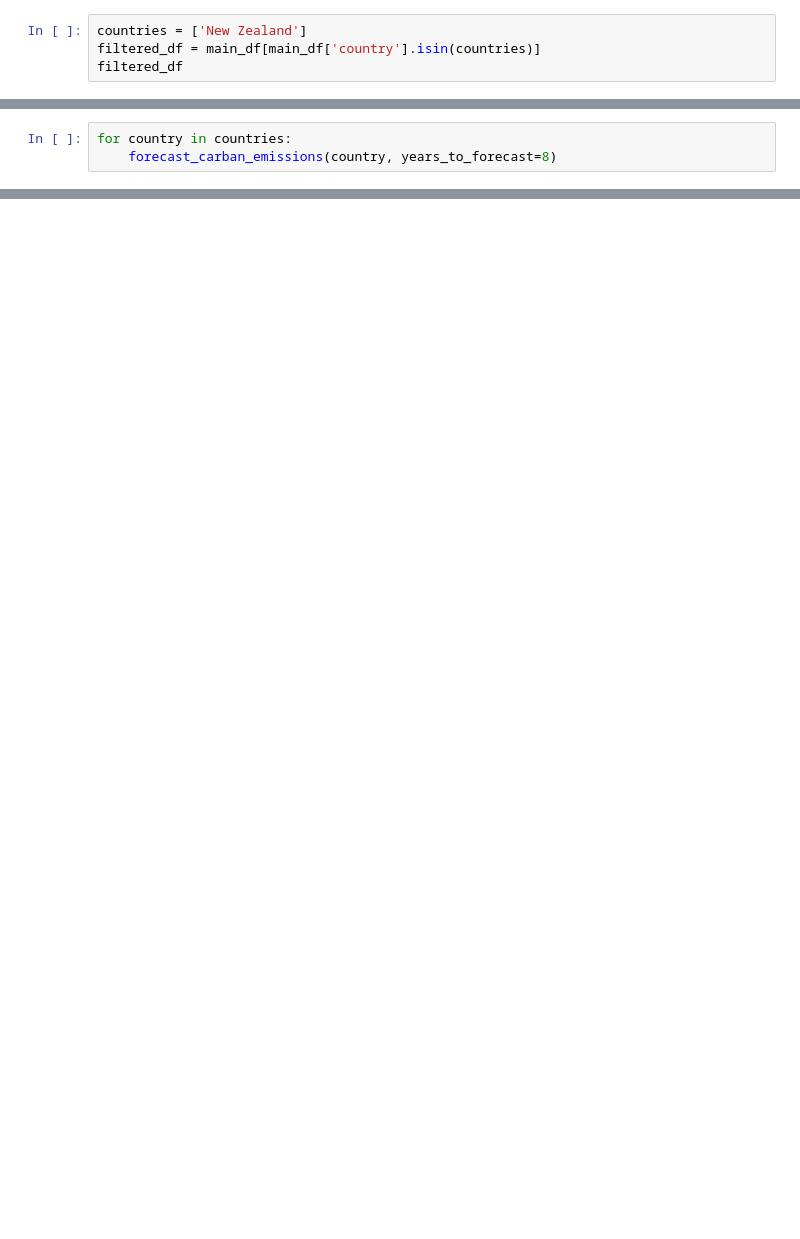
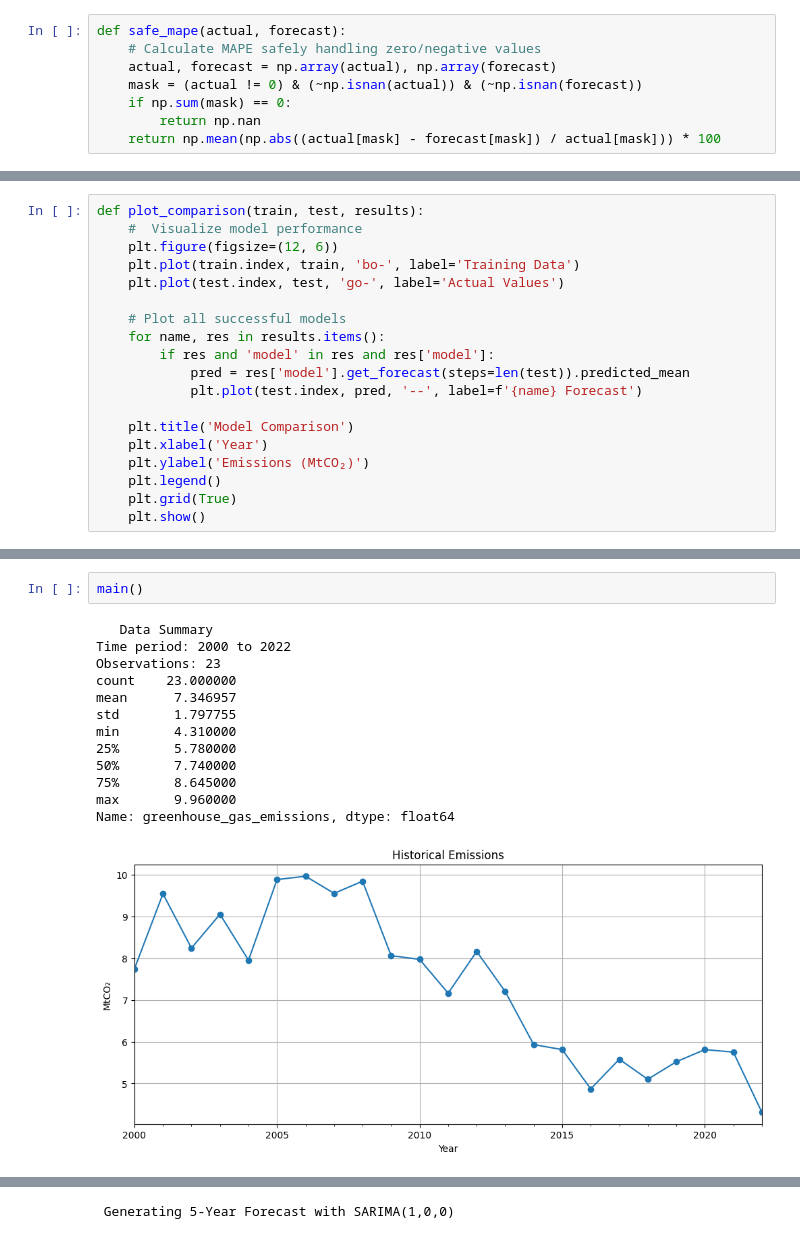
Before and after one commit to RandikaSilva/Energy-Demand-Analysis-Visualization, a Jupyter notebook: src/notebook/data_solution_carban_emission_forcasting.ipynb, the cells around one changed output, grey strips where cells are left out. Drawn from its saved outputs; the diff is of its cells as text; blank space fills up the shorter version.

Commit message:
Carbon emission forecasting improve  model accuracy and code reformat

```diff
--- a/src/notebook/data_solution_carban_emission_forcasting.ipynb
+++ b/src/notebook/data_solution_carban_emission_forcasting.ipynb
@@ -19,4 +22,8 @@ main_df.head()
 # %%
-countries = ['New Zealand']
-filtered_df = main_df[main_df['country'].isin(countries)]
-filtered_df
+def safe_mape(actual, forecast):
+    # Calculate MAPE safely handling zero/negative values
+    actual, forecast = np.array(actual), np.array(forecast)
+    mask = (actual != 0) & (~np.isnan(actual)) & (~np.isnan(forecast))
+    if np.sum(mask) == 0:
+        return np.nan
+    return np.mean(np.abs((actual[mask] - forecast[mask]) / actual[mask])) * 100
@@ -85,3 +163,19 @@ def forecast_carban_emissions(country, years_to_forecast=8):
 # %%
-for country in countries:
-    forecast_carban_emissions(country, years_to_forecast=8)
+def plot_comparison(train, test, results):
+    #  Visualize model performance
+    plt.figure(figsize=(12, 6))
+    plt.plot(train.index, train, 'bo-', label='Training Data')
+    plt.plot(test.index, test, 'go-', label='Actual Values')
+
+    # Plot all successful models
+    for name, res in results.items():
+        if res and 'model' in res and res['model']:
+            pred = res['model'].get_forecast(steps=len(test)).predicted_mean
+            plt.plot(test.index, pred, '--', label=f'{name} Forecast')
+
+    plt.title('Model Comparison')
+    plt.xlabel('Year')
+    plt.ylabel('Emissions (MtCO₂)')
+    plt.legend()
+    plt.grid(True)
+    plt.show()
@@ -136,0 +271,16 @@ MAPE: 1.57%
+# %%
+main()
+# %% [output]
+   Data Summary
+Time period: 2000 to 2022
+Observations: 23
+count    23.000000
+mean      7.346957
+std       1.797755
+min       4.310000
+25%       5.780000
+50%       7.740000
+75%       8.645000
+max       9.960000
+Name: greenhouse_gas_emissions, dtype: float64
+[figure, added]
@@ -136,0 +306 @@ MAPE: 1.57%
+ Generating 5-Year Forecast with SARIMA(1,0,0)
```
Also changed, not shown: parts of 10 cells of this notebook, 1 other file.
